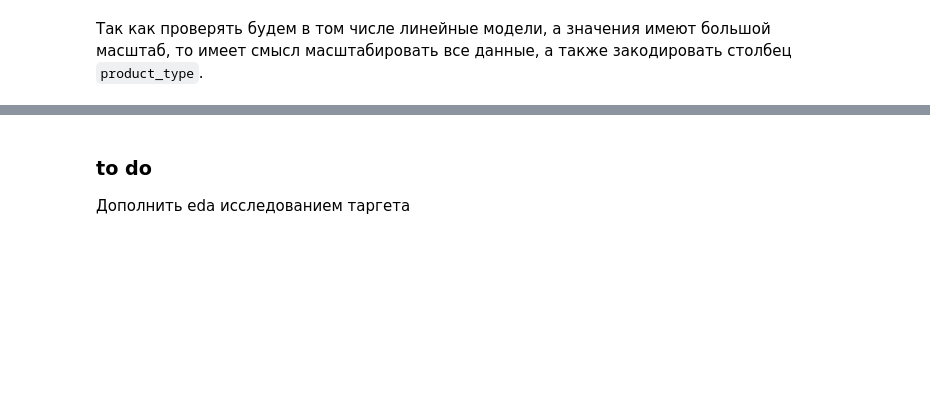
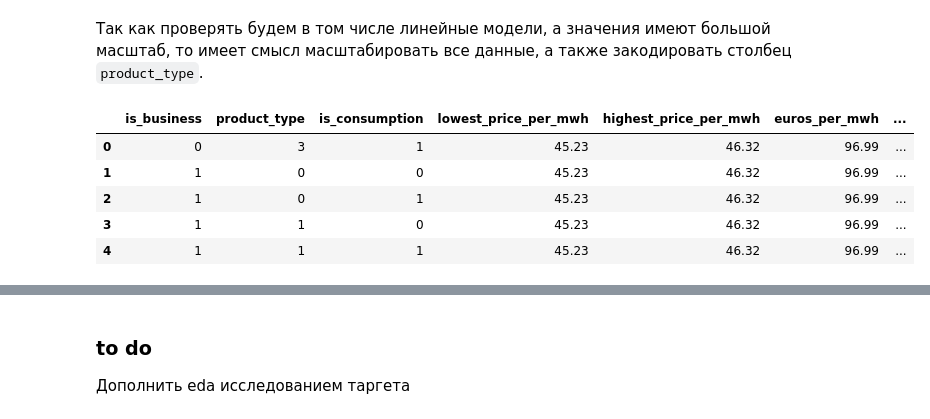
Before and after one commit to themjdex/energy-behavior-predictions, a Jupyter notebook: Enefit.ipynb, the cells around one changed output, grey strips where cells are left out. Saved outputs shown, nothing was run; the diff lists cells and outputs as text; code cells hidden in the pictures; blank space fills up the shorter version.

```diff
--- a/Enefit.ipynb
+++ b/Enefit.ipynb
@@ -749,7 +749,8 @@ final_data.head()
 Так как проверять будем в том числе линейные модели, а значения имеют большой масштаб, то имеет смысл масштабировать все данные, а также закодировать столбец `product_type`.
 # %%
 # закодируем тип продукта
-# enc = OneHotEncoder(handle_unknown='ignore')
-# encoded = enc.fit_transform(feature_train['product_type'].values.reshape(-1,1))
-# enc_result = pd.DataFrame(encoded, columns=enc.get_feature_names_out())
-# enc_result.head()
+enc = OneHotEncoder(handle_unknown='ignore', drop='first')
+encoded = pd.DataFrame(enc.fit_transform(feature_train['product_type'].to_numpy().reshape(-1, 1)).toarray())
+# %%
+# присоединим
+feature_train = feature_train.set_index(encoded.index).join(encoded)
@@ -755,0 +761,9 @@ final_data.head()
+# %%
+feature_train.head()
+# %% [output]
+|  | is_business | product_type | is_consumption | lowest_price_per_mwh | highest_price_per_mwh | euros_per_mwh | ... |
+| 0 | 0 | 3 | 1 | 45.23 | 46.32 | 96.99 | ... |
+| 1 | 1 | 0 | 0 | 45.23 | 46.32 | 96.99 | ... |
+| 2 | 1 | 0 | 1 | 45.23 | 46.32 | 96.99 | ... |
+| 3 | 1 | 1 | 0 | 45.23 | 46.32 | 96.99 | ... |
+| 4 | 1 | 1 | 1 | 45.23 | 46.32 | 96.99 | ... |
```
Also changed, not shown: parts of 5 cells of this notebook.
